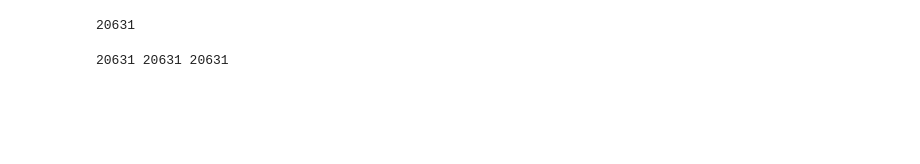
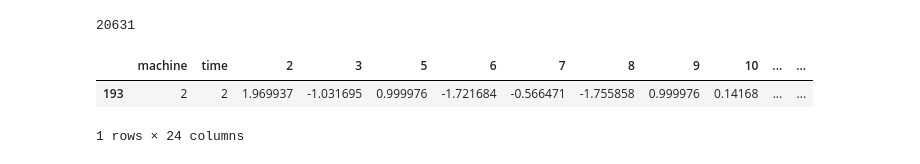
Before and after one commit to Priyam05/Predictron, a Jupyter notebook: HMM.ipynb, the cells around one changed output. Drawn from its saved outputs; the diff is of its cells as text; code cells hidden in the pictures; blank space fills up the shorter version.

Commit message:
HMM with Expectation Maximization to estimate the states and calculate the returns

```diff
--- a/HMM.ipynb
+++ b/HMM.ipynb
@@ -174 +161,12 @@ for length in lengths:
+# %%
+returns=[]
+start=0
+for length in lengths:
+    #print(start, start+length)
+    reward_seq = rewards[start:start+length]
+    #print(reward_seq)
+    #print("##################################")
+    for i in range(len(reward_seq)):
+        returns.append(sum(reward_seq[i:]))
+    start+=length
 # %%
@@ -176,6 +174,4 @@ len(rewards)
 # %% [output]
 20631
-# %%
-print(len(X), len(rewards), sum(lengths))
-# %% [output]
-20631 20631 20631
+# %%
+df["Return"] = np.array(returns) #We will use this as our dataframe for Predictron
@@ -181,0 +180,6 @@ print(len(X), len(rewards), sum(lengths))
+# %%
+df[193:194]
+# %% [output]
+|  | machine | time | 2 | 3 | 5 | 6 | 7 | 8 | 9 | 10 | ... | ... |
+| 193 | 2 | 2 | 1.969937 | -1.031695 | 0.999976 | -1.721684 | -0.566471 | -1.755858 | 0.999976 | 0.14168 | ... | ... |
+1 rows × 24 columns
```
Also changed, not shown: parts of 12 cells of this notebook.
